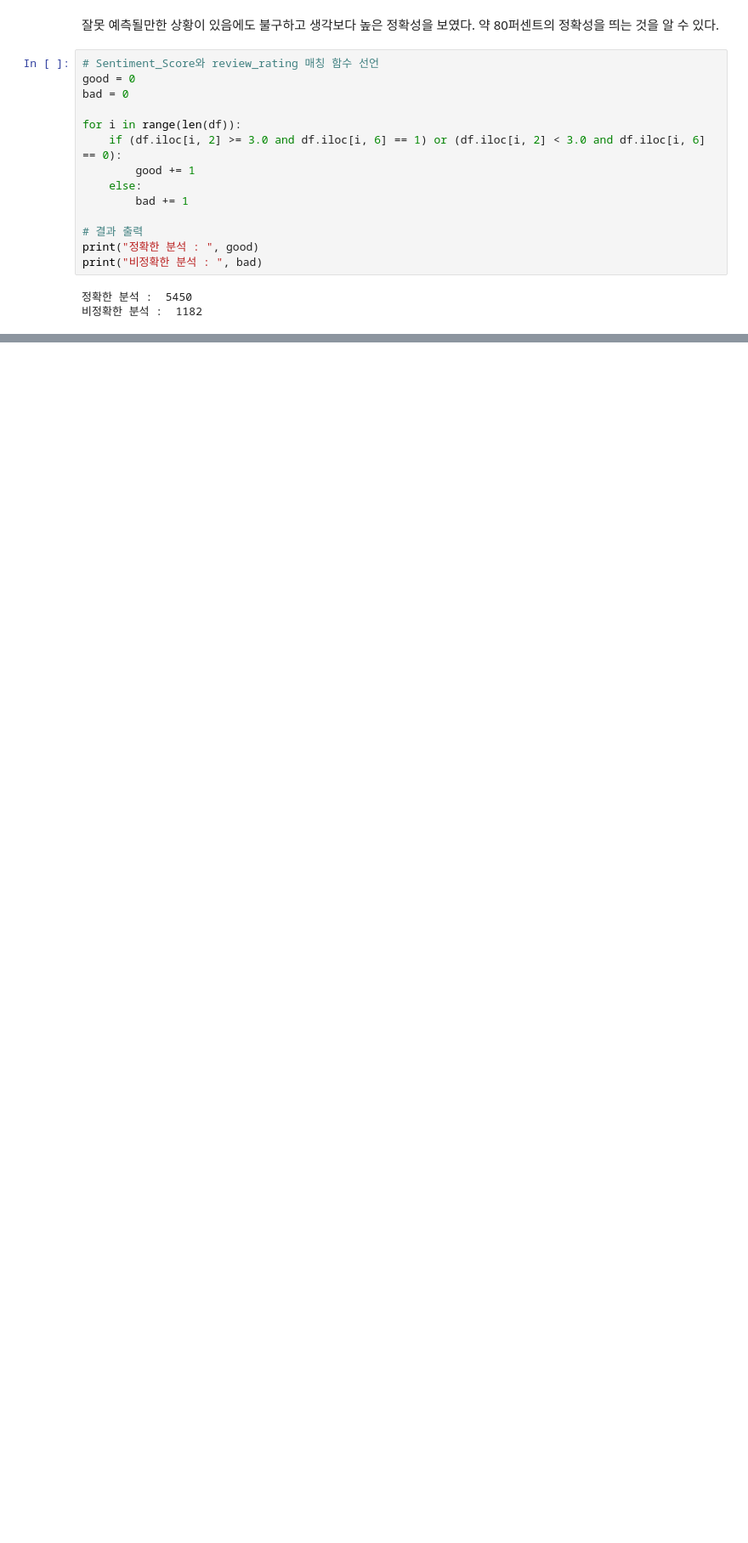
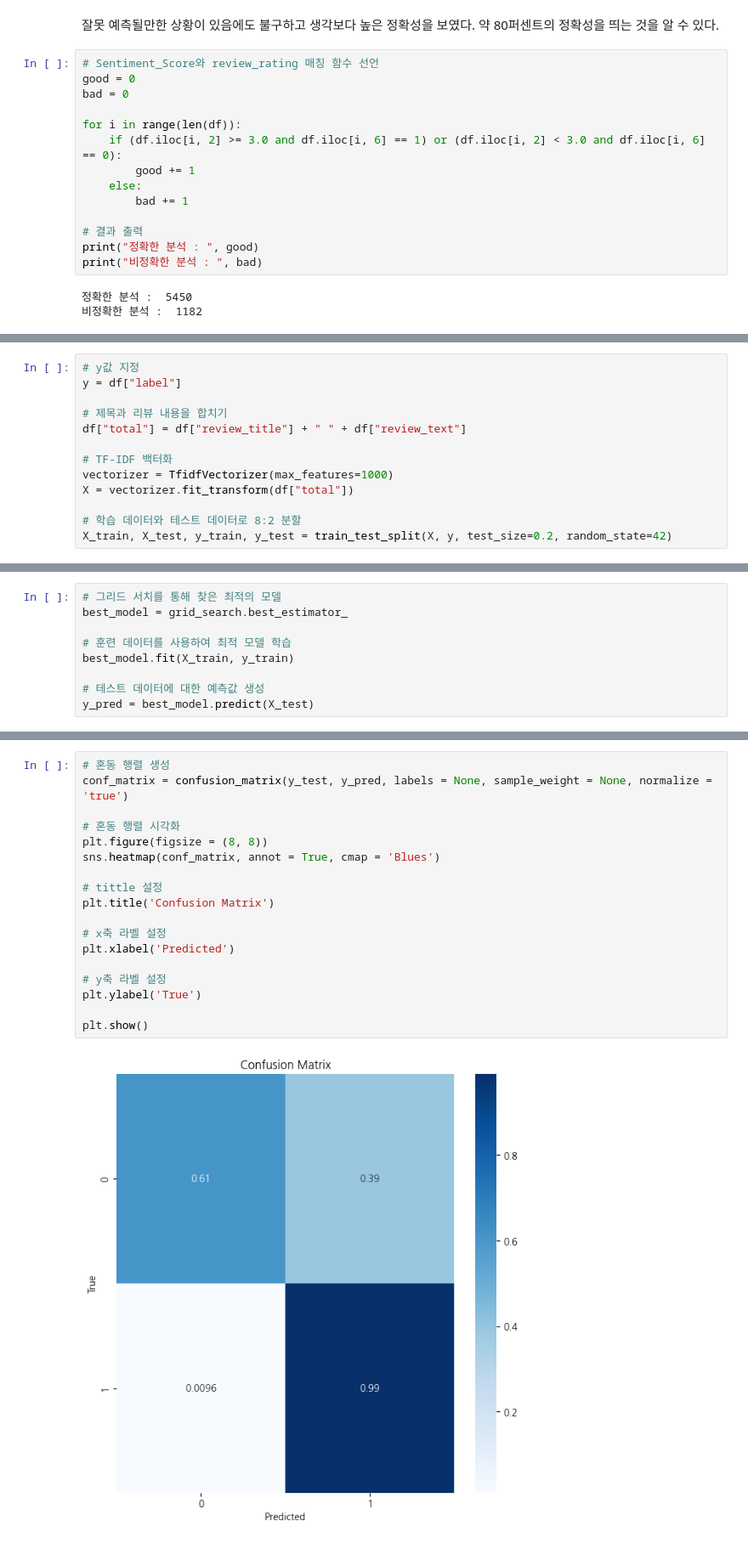
Before and after one commit to Konkuk-Univ-Glocal-Campus/ml202401-final-taehyunkim32, a Jupyter notebook: ml2024_final.ipynb, the cells around one changed output, grey strips where cells are left out. Shown at 85% size. Saved outputs shown, nothing was run; the diff lists cells and outputs as text; blank space fills up the shorter version.

```diff
--- a/ml2024_final.ipynb
+++ b/ml2024_final.ipynb
@@ -378,0 +394,13 @@ print("비정확한 분석 : ", bad)
+# %%
+# y값 지정
+y = df["label"]
+
+# 제목과 리뷰 내용을 합치기
+df["total"] = df["review_title"] + " " + df["review_text"]
+
+# TF-IDF 백터화
+vectorizer = TfidfVectorizer(max_features=1000)
+X = vectorizer.fit_transform(df["total"])
+
+# 학습 데이터와 테스트 데이터로 8:2 분할
+X_train, X_test, y_train, y_test = train_test_split(X, y, test_size=0.2, random_state=42)
@@ -378,0 +437,9 @@ print("비정확한 분석 : ", bad)
+# %%
+# 그리드 서치를 통해 찾은 최적의 모델
+best_model = grid_search.best_estimator_
+
+# 훈련 데이터를 사용하여 최적 모델 학습
+best_model.fit(X_train, y_train)
+
+# 테스트 데이터에 대한 예측값 생성
+y_pred = best_model.predict(X_test)
@@ -378,0 +482,20 @@ print("비정확한 분석 : ", bad)
+# %%
+# 혼동 행렬 생성
+conf_matrix = confusion_matrix(y_test, y_pred, labels = None, sample_weight = None, normalize = 'true')
+
+# 혼동 행렬 시각화
+plt.figure(figsize = (8, 8))
+sns.heatmap(conf_matrix, annot = True, cmap = 'Blues')
+
+# tittle 설정
+plt.title('Confusion Matrix')
+
+# x축 라벨 설정
+plt.xlabel('Predicted')
+
+# y축 라벨 설정
+plt.ylabel('True')
+
+plt.show()
+# %% [output]
+[figure, added]
```
Also changed, not shown: parts of 12 cells of this notebook.
